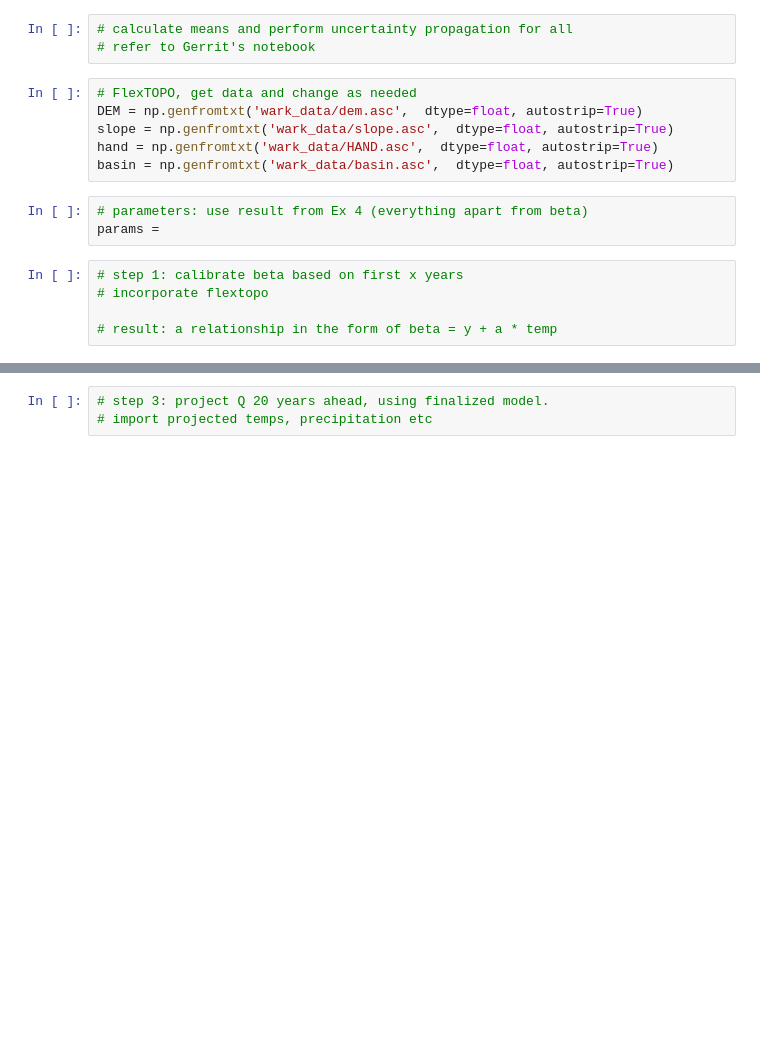
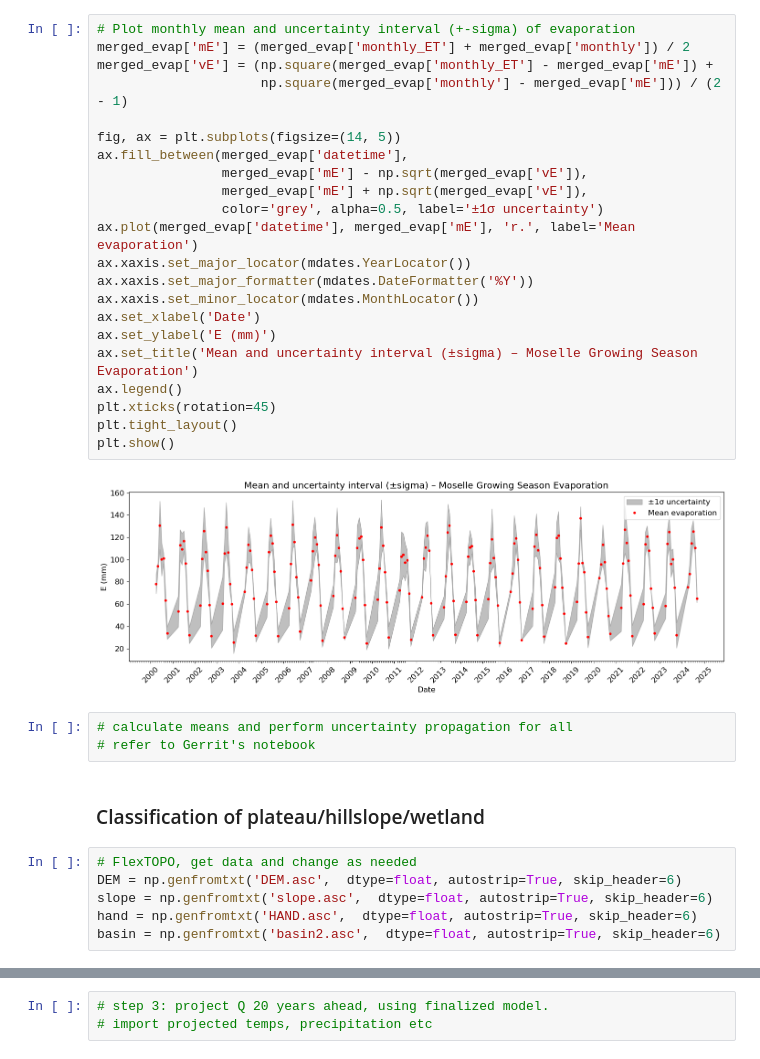
Before and after one commit to Doriswong35/teaching-materials, a Jupyter notebook: Main_project/MainProject.ipynb, the cells around one changed output, grey strips where cells are left out. Drawn from its saved outputs; the diff is of its cells as text; blank space fills up the shorter version.

```diff
--- a/Main_project/MainProject.ipynb
+++ b/Main_project/MainProject.ipynb
@@ -140,17 +225,35 @@ plt.show()
+# %%
+# Plot monthly mean and uncertainty interval (+-sigma) of evaporation
+merged_evap['mE'] = (merged_evap['monthly_ET'] + merged_evap['monthly']) / 2
+merged_evap['vE'] = (np.square(merged_evap['monthly_ET'] - merged_evap['mE']) +
+                     np.square(merged_evap['monthly'] - merged_evap['mE'])) / (2 - 1)
+
+fig, ax = plt.subplots(figsize=(14, 5))
+ax.fill_between(merged_evap['datetime'],
+                merged_evap['mE'] - np.sqrt(merged_evap['vE']),
+                merged_evap['mE'] + np.sqrt(merged_evap['vE']),
+                color='grey', alpha=0.5, label='±1σ uncertainty')
+ax.plot(merged_evap['datetime'], merged_evap['mE'], 'r.', label='Mean evaporation')
+ax.xaxis.set_major_locator(mdates.YearLocator())
+ax.xaxis.set_major_formatter(mdates.DateFormatter('%Y'))
+ax.xaxis.set_minor_locator(mdates.MonthLocator())
+ax.set_xlabel('Date')
+ax.set_ylabel('E (mm)')
+ax.set_title('Mean and uncertainty interval (±sigma) – Moselle Growing Season Evaporation')
+ax.legend()
+plt.xticks(rotation=45)
+plt.tight_layout()
+plt.show()
+# %% [output]
+[figure, added]
 # %%
 # calculate means and perform uncertainty propagation for all
 # refer to Gerrit's notebook
+# %% [markdown]
+### Classification of plateau/hillslope/wetland
 # %%
 # FlexTOPO, get data and change as needed
-DEM = np.genfromtxt('wark_data/dem.asc',  dtype=float, autostrip=True)
-slope = np.genfromtxt('wark_data/slope.asc',  dtype=float, autostrip=True)
-hand = np.genfromtxt('wark_data/HAND.asc',  dtype=float, autostrip=True)
-basin = np.genfromtxt('wark_data/basin.asc',  dtype=float, autostrip=True)
+DEM = np.genfromtxt('DEM.asc',  dtype=float, autostrip=True, skip_header=6)
+slope = np.genfromtxt('slope.asc',  dtype=float, autostrip=True, skip_header=6)
+hand = np.genfromtxt('HAND.asc',  dtype=float, autostrip=True, skip_header=6)
+basin = np.genfromtxt('basin2.asc',  dtype=float, autostrip=True, skip_header=6)
-# %%
-# parameters: use result from Ex 4 (everything apart from beta)
-params =
-# %%
-# step 1: calibrate beta based on first x years
-# incorporate flextopo
-
-# result: a relationship in the form of beta = y + a * temp
```
Also changed, not shown: parts of 17 cells of this notebook, 1 other file.
